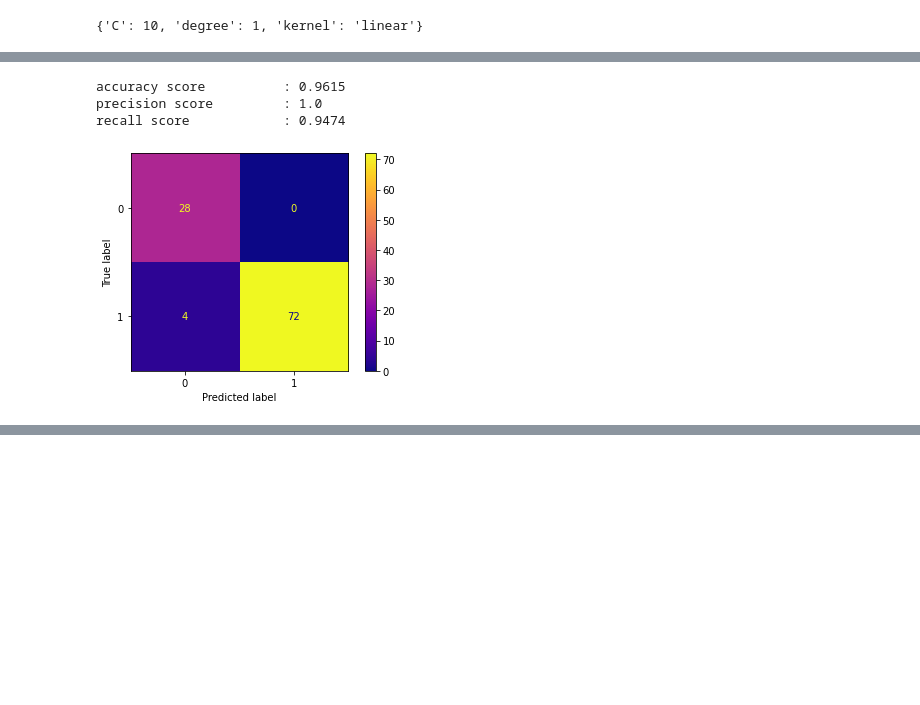
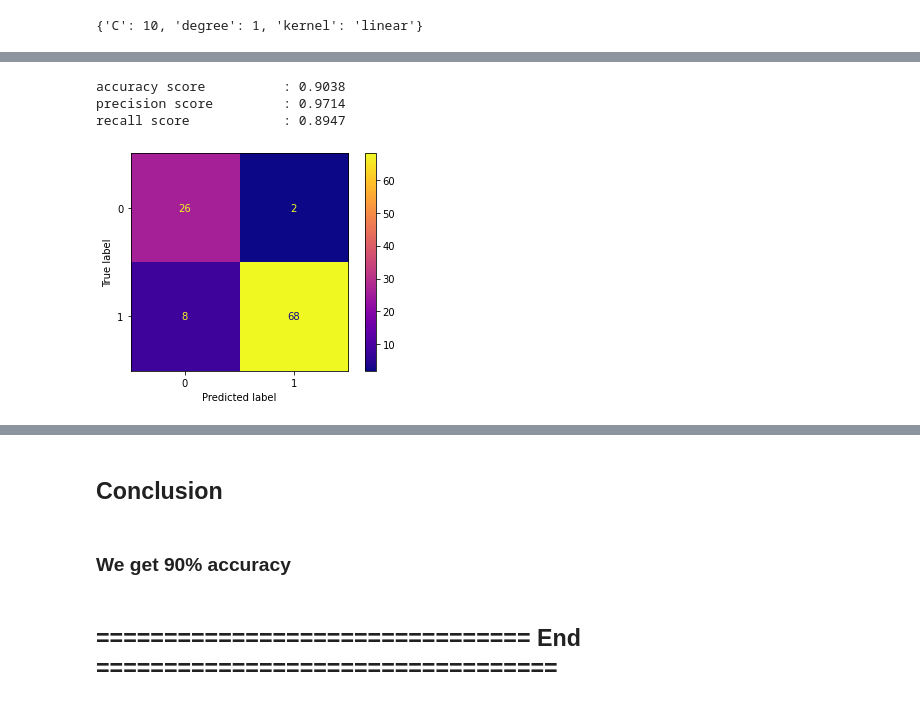
Before and after one commit to Suhailpk/svm_machine_learning, a Jupyter notebook: forest_svm.ipynb, the cells around one changed output, grey strips where cells are left out. Saved outputs shown, nothing was run; the diff lists cells and outputs as text; code cells hidden in the pictures; blank space fills up the shorter version.

```diff
--- a/forest_svm.ipynb
+++ b/forest_svm.ipynb
@@ -222,13 +226,3 @@ GridSearchCV(estimator=SVC(),
 grid_cv.best_params_
 # %% [output]
 {'C': 10, 'degree': 1, 'kernel': 'linear'}
-# %%
-svc_model = SVC(C=10,kernel='linear',degree=1)
-svc_model.fit(X_train,y_train)
-y_pred = svc_model.predict(X_test)
-
-print('accuracy score          :',round(accuracy_score(y_test,y_pred),4))
-print('precision score         :',round(precision_score(y_test,y_pred),4))
-print('recall score            :',round(recall_score(y_test,y_pred),4))
-plot_confusion_matrix(svc_model,X_test,y_test,cmap='plasma')
-plt.show()
@@ -240,16 +229,16 @@ recall score            : 0.9737
 # %%
 %%time
-svc_model = SVC(C=9,kernel='linear',degree=1,class_weight={0:2})
+svc_model = SVC(C=9,kernel='linear',degree=1,class_weight={0:3})
 svc_model.fit(X_train,y_train)
 y_pred = svc_model.predict(X_test)
 
 print('accuracy score          :',round(accuracy_score(y_test,y_pred),4))
 print('precision score         :',round(precision_score(y_test,y_pred),4))
 print('recall score            :',round(recall_score(y_test,y_pred),4))
 plot_confusion_matrix(svc_model,X_test,y_test,cmap='plasma')
 plt.show()
 # %% [output]
-accuracy score          : 0.9615
-precision score         : 1.0
-recall score            : 0.9474
+accuracy score          : 0.9038
+precision score         : 0.9714
+recall score            : 0.8947
-[figure, old version]
+[figure, new version]
@@ -257,0 +247,6 @@ Wall time: 189 ms
+# %% [markdown]
+## Conclusion
+# %% [markdown]
+### We get 90% accuracy
+# %% [markdown]
+## ================================ End ==================================
```
Also changed, not shown: parts of 4 cells of this notebook, 1 other file.
